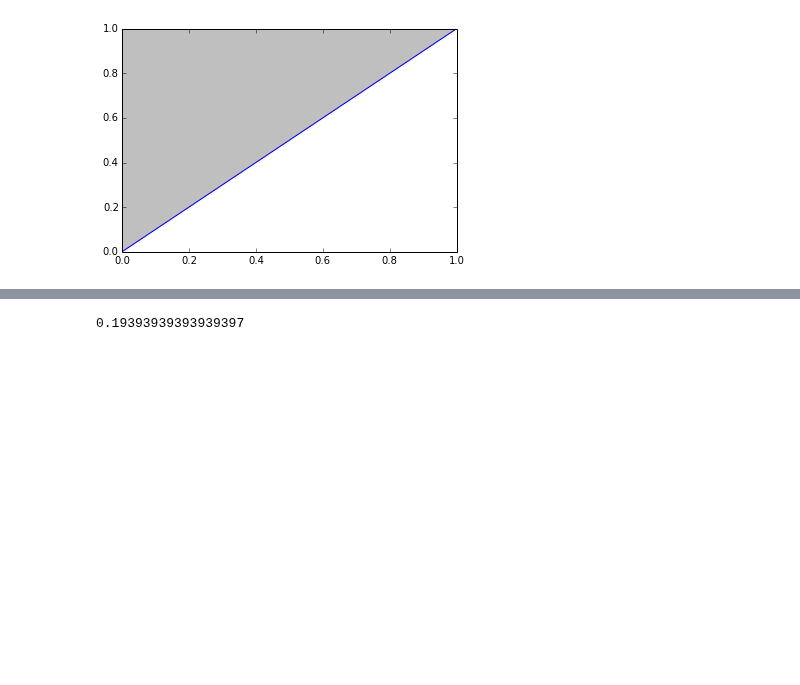
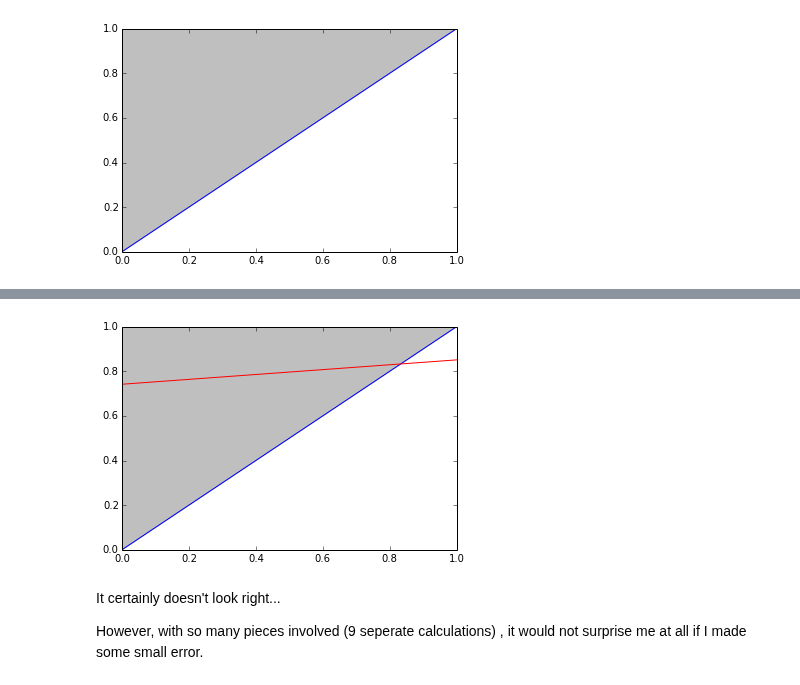
Before and after one commit to Chuphay/school, a Jupyter notebook: prob2/Homework 1.ipynb, the cells around one changed output, grey strips where cells are left out. Drawn from its saved outputs; the diff is of its cells as text; code cells hidden in the pictures; blank space fills up the shorter version.

```diff
--- a/prob2/Homework 1.ipynb
+++ b/prob2/Homework 1.ipynb
@@ -260,7 +266,17 @@ make sense to you intuitively?
-# %%
-(.2*.4/.22)*8/15
-# %% [output]
-0.19393939393939397
+# %%
+def y(x):
+    return 4/5 + .2*(.0267/.0489)*(x - 8/15)
+
+x = linspace(0,1,10)
+plot(x,x)
+plt.fill_between(x, x, 1, color='grey', alpha='0.5');
+plot(x,y(x), color = 'red');
+# %% [output]
+[figure, added]
+# %% [markdown]
+It certainly doesn't look right...
+
+However, with so many pieces involved (9 seperate calculations) , it would not surprise me at all if I made some small error.
 # %%
 hide()
 # %% [output]
```
Also changed, not shown: parts of 3 cells of this notebook.
